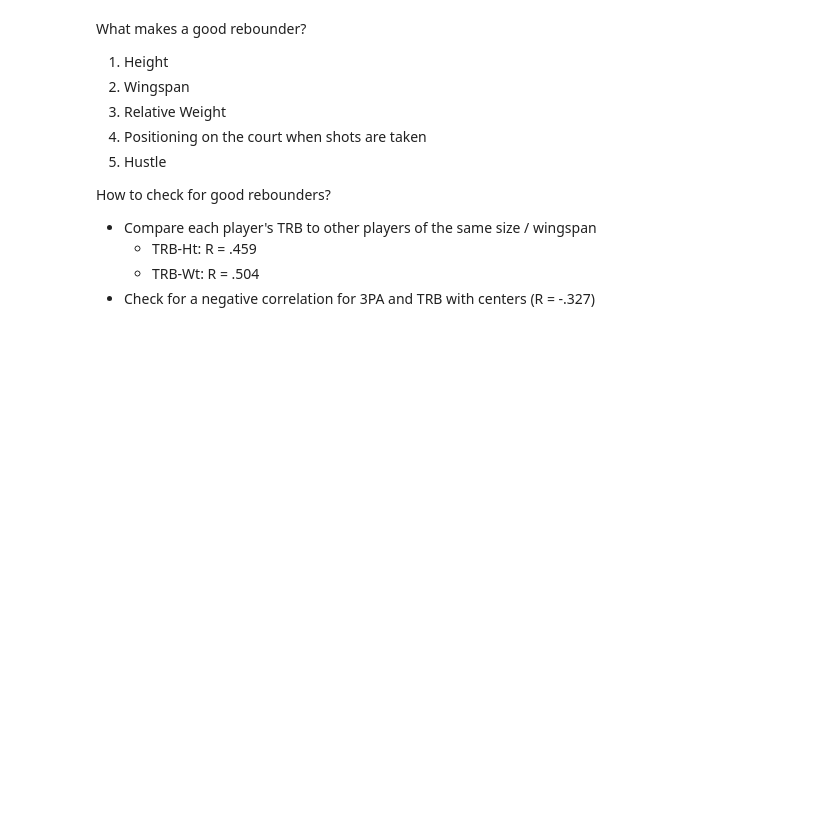
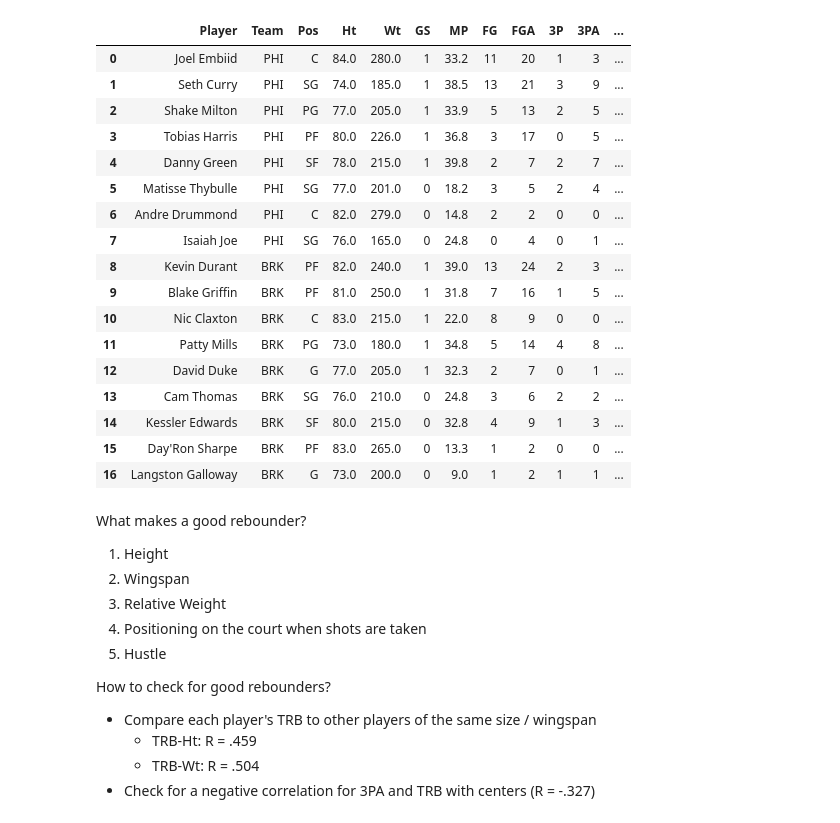
Before and after one commit to ntschopp/nba-analyzer, a Jupyter notebook: basket-master.ipynb, the cells around one changed output. Drawn from its saved outputs; the diff is of its cells as text; code cells hidden in the pictures; blank space fills up the shorter version.

```diff
--- a/basket-master.ipynb
+++ b/basket-master.ipynb
@@ -108,6 +115,11 @@ def get_player_logs():
 player_logs = get_player_logs()
 # %%
 def get_games():
+    """
+    Combine games played from each player's game log into nested dictionaries that can be indexed into by matchup and date in either order.
+    Matchup formatted with both teams' abbreviations in alphabetical order split by a hyphen.
+    Date formatted as "yyyy-mm-dd"
+    """
     games = {}
     for player_log in [(name,player_logs[name][player_logs[name].columns]) for name in player_logs]:
         name = player_log[0]
@@ -132,6 +144,10 @@ def get_games():
 games = get_games()
 # %%
 def team_logs(team,opponent="ANY"):
+    """
+    Look up player stats for all games played by a certain team.
+    Option to view specific team matchups with 'opponent' parameter
+    """
     if team in teams:
         MU_info = []
         team_games = []
@@ -295,5 +372,9 @@ injury_report = get_injury_report()
 # %%
 def get_matchups(date_=datetime.date.today()):
+    """
+    Get game matchups and times from basketball-reference for a given date.
+    Date: formatted 'yyyy-mm-dd'; uses current date as the default
+    """
     month_ = date_.strftime("%B").lower()
     url = f"https://www.basketball-reference.com/leagues/NBA_2022_games-{month_}.html"
     df = pd.read_html(url)[0].rename(columns={"Visitor/Neutral":"Road","Home/Neutral":"Home"})
@@ -385,0 +432,4 @@ games_today
+# %%
+matchup = 0
+tm1, tm2 = games_today.iloc[matchup,2], games_today.iloc[matchup,3]
+games_today
@@ -386 +481,22 @@ games_today
+# %%
+team_logs(tm1,tm2)[-1]
+# %% [output]
+|  | Player | Team | Pos | Ht | Wt | GS | MP | FG | FGA | 3P | 3PA | ... |
+| 0 | Joel Embiid | PHI | C | 84.0 | 280.0 | 1 | 33.2 | 11 | 20 | 1 | 3 | ... |
+| 1 | Seth Curry | PHI | SG | 74.0 | 185.0 | 1 | 38.5 | 13 | 21 | 3 | 9 | ... |
+| 2 | Shake Milton | PHI | PG | 77.0 | 205.0 | 1 | 33.9 | 5 | 13 | 2 | 5 | ... |
+| 3 | Tobias Harris | PHI | PF | 80.0 | 226.0 | 1 | 36.8 | 3 | 17 | 0 | 5 | ... |
+| 4 | Danny Green | PHI | SF | 78.0 | 215.0 | 1 | 39.8 | 2 | 7 | 2 | 7 | ... |
+| 5 | Matisse Thybulle | PHI | SG | 77.0 | 201.0 | 0 | 18.2 | 3 | 5 | 2 | 4 | ... |
+| 6 | Andre Drummond | PHI | C | 82.0 | 279.0 | 0 | 14.8 | 2 | 2 | 0 | 0 | ... |
+| 7 | Isaiah Joe | PHI | SG | 76.0 | 165.0 | 0 | 24.8 | 0 | 4 | 0 | 1 | ... |
+| 8 | Kevin Durant | BRK | PF | 82.0 | 240.0 | 1 | 39.0 | 13 | 24 | 2 | 3 | ... |
+| 9 | Blake Griffin | BRK | PF | 81.0 | 250.0 | 1 | 31.8 | 7 | 16 | 1 | 5 | ... |
+| 10 | Nic Claxton | BRK | C | 83.0 | 215.0 | 1 | 22.0 | 8 | 9 | 0 | 0 | ... |
+| 11 | Patty Mills | BRK | PG | 73.0 | 180.0 | 1 | 34.8 | 5 | 14 | 4 | 8 | ... |
+| 12 | David Duke | BRK | G | 77.0 | 205.0 | 1 | 32.3 | 2 | 7 | 0 | 1 | ... |
+| 13 | Cam Thomas | BRK | SG | 76.0 | 210.0 | 0 | 24.8 | 3 | 6 | 2 | 2 | ... |
+| 14 | Kessler Edwards | BRK | SF | 80.0 | 215.0 | 0 | 32.8 | 4 | 9 | 1 | 3 | ... |
+| 15 | Day'Ron Sharpe | BRK | PF | 83.0 | 265.0 | 0 | 13.3 | 1 | 2 | 0 | 0 | ... |
+| 16 | Langston Galloway | BRK | G | 73.0 | 200.0 | 0 | 9.0 | 1 | 2 | 1 | 1 | ... |
 # %%
```
Also changed, not shown: parts of 16 cells of this notebook.
